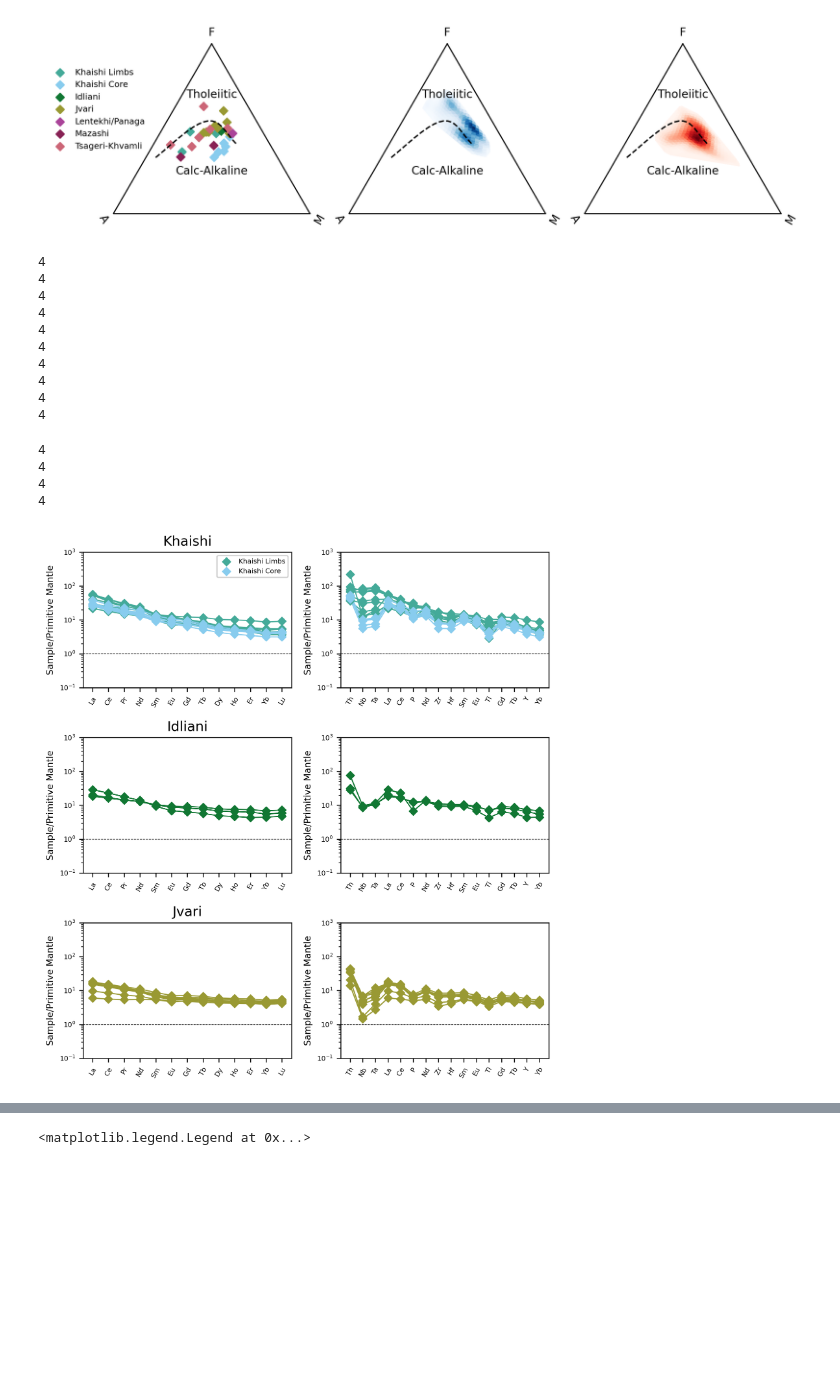
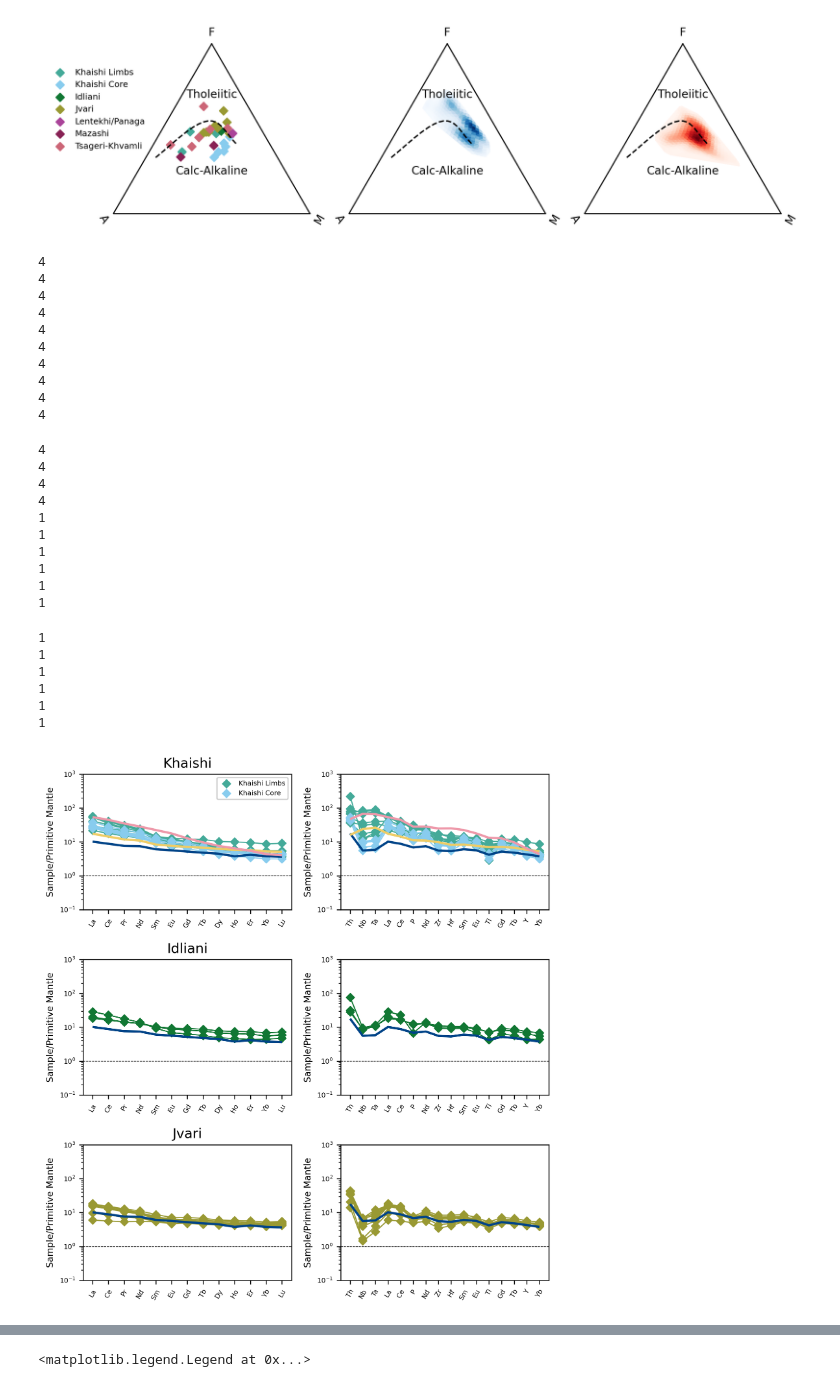
Before and after one commit to dyvasey/dataset-caucasus-gchem-2023, a Jupyter notebook: draft_figs.ipynb, the cells around one changed output, grey strips where cells are left out. Saved outputs shown, nothing was run; the diff lists cells and outputs as text; code cells hidden in the pictures; blank space fills up the shorter version.

```diff
--- a/draft_figs.ipynb
+++ b/draft_figs.ipynb
@@ -50,6 +50,10 @@ gale = pd.read_csv('processed/data_gale.csv')
 cbab = pd.read_excel('published/Vasey_CaucArc_TableS4.xlsx',header=1)
 spreading_cond = cbab['Region'].isin(['Okinawa Trough','Bransfield Strait','Tyrrhenian Sea'])
 cbab_spread = cbab[spreading_cond]
+
+avgs_raw = pd.read_csv('published/Vasey21_avgs.csv',header=0,index_col=0)
+avgs = avgs_raw.loc[['D-MORB','E-MORB','Oceanic Arc','OIB'],:]
+avgs_colors = {'D-MORB':'#997700','E-MORB':'#EECC66','Oceanic Arc':'#004488','OIB':'#EE99AA'}
 # %%
 # TAS
 fig,axs = plt.subplots(3,2,dpi=300,figsize=(6.5,7))
@@ -107,31 +111,63 @@ for k, group in groups:
     axs = axs_all[fignum]
 
     ax0 = axs[(axes_dict[k][0],0)]
     ax1 = axs[(axes_dict[k][0],1)]
 
     ax0.set_title(k)
 
     gp.REE(group,ax=ax0,c=color_dict[k],label=k)
     gp.immobile(group,ax=ax1,c=color_dict[k],label=k)
 
 axs0[0,0].set_title('Khaishi')
 axs0[0,0].legend(fontsize=6,loc='upper right',frameon=True,framealpha=1,facecolor='white')
 
+avgs_list = [['Oceanic Arc','E-MORB','OIB'],['Oceanic Arc'],['Oceanic Arc'],['D-MORB'],['Oceanic Arc','E-MORB','OIB'],['Oceanic Arc']]
+
+
+for k,ax in enumerate(axs0[:,0]):
+    labels = avgs_list[k]
+    colors = [avgs_colors[label] for label in labels]
+    gp.REE(avgs.loc[labels],ax=ax,marker=None,zorder=2,color=colors,labels=labels,linewidth=2)
+for k,ax in enumerate(axs0[:,1]):
+    labels = avgs_list[k]
+    colors = [avgs_colors[label] for label in labels]
+    gp.immobile(avgs.loc[labels],ax=ax,marker=None,zorder=2,color=colors,labels=labels,linewidth=2)
+for k,ax in enumerate(axs1[:,0]):
+    labels = avgs_list[k+3]
+    colors = [avgs_colors[label] for label in labels]
+    gp.REE(avgs.loc[labels],ax=ax,marker=None,zorder=2,color=colors,labels=labels,linewidth=2)
+for k,ax in enumerate(axs1[:,1]):
+    labels = avgs_list[k+3]
+    colors = [avgs_colors[label] for label in labels]
+    gp.immobile(avgs.loc[labels],ax=ax,marker=None,zorder=2,color=colors,labels=labels,linewidth=2)
+
 fig0.set_layout_engine('tight')
 fig1.set_layout_engine('tight')
 # %% [output]
 4
 4
 4
 4
 4
 4
 4
 4
 4
 4
 4
 4
 4
 4
+1
+1
+1
+1
+1
+1
+1
+1
+1
+1
+1
+1
-[figure, old version]
+[figure, new version]
```
Also changed, not shown: parts of 2 cells of this notebook, 1 other file.
